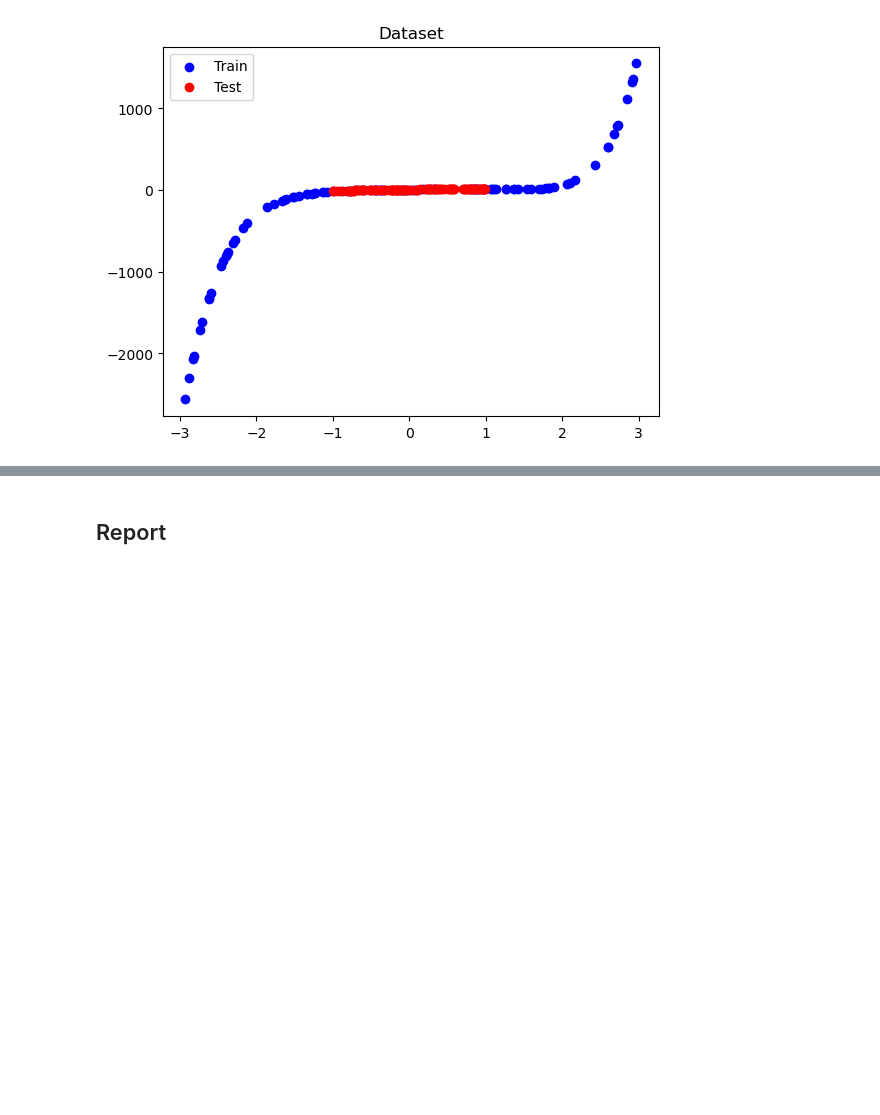
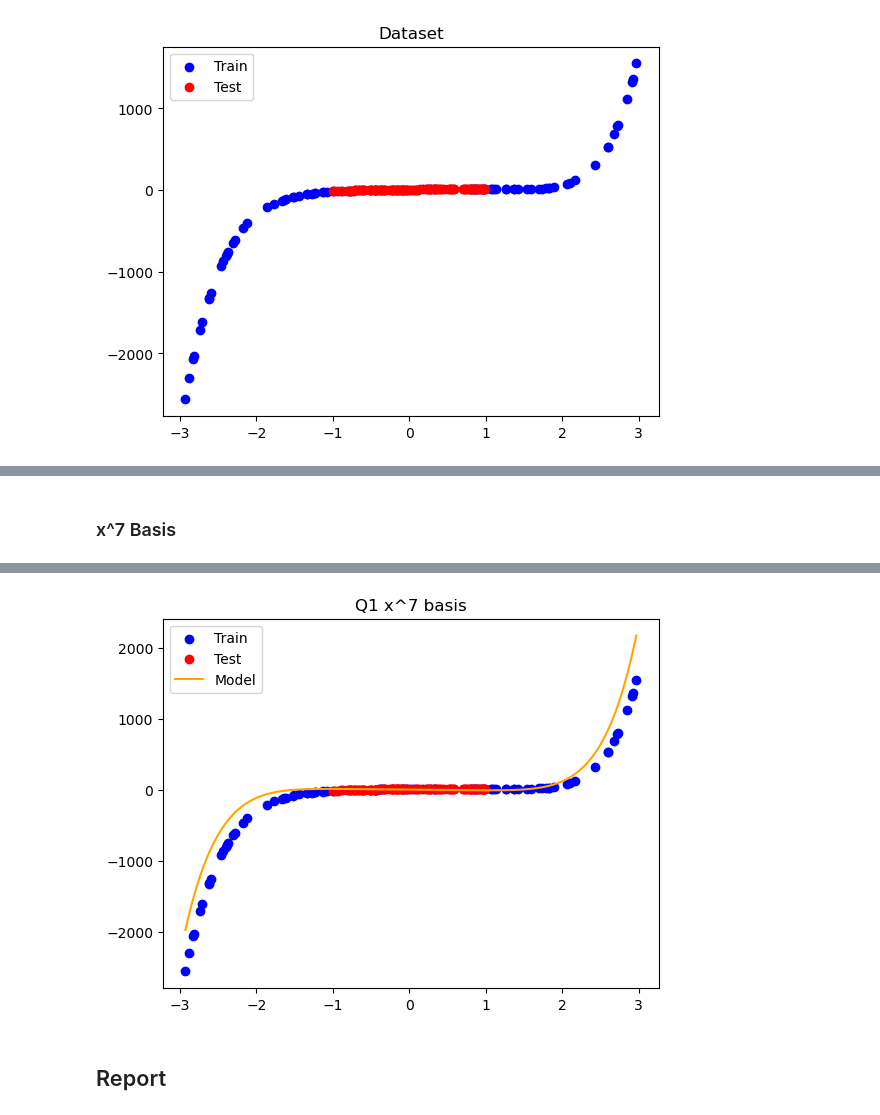
Before and after one commit to bmb0136/COMP-5630, a Jupyter notebook: a1/assignment1.ipynb, the cells around one changed output, grey strips where cells are left out. Cells and saved outputs as stored; diff of their text form; code cells hidden in the pictures; blank space fills up the shorter version.

```diff
--- a/a1/assignment1.ipynb
+++ b/a1/assignment1.ipynb
@@ -119,0 +126,24 @@ Visualization:
+# %% [markdown]
+### x^7 Basis
+# %%
+basis = [lambda x: x ** 7]
+theta = linear_regression(x_train, y_train, 1e-7, 1_000_000, basis)
+print("-"*100)
+print(f"Theta = {theta}")
+model = lambda x: sum(t * b(x) for t, b in zip(theta, [lambda x: x] + basis))
+print(f"Total loss (train): {sum((y - model(x)) ** 2 for x, y in zip(x_test, y_test))}")
+print(f"Total loss (test): {sum((y - model(x)) ** 2 for x, y in zip(x_train, y_train))}")
+
+space = np.linspace(min(list(x_train) + list(x_test)), max(list(x_train) + list(x_test)), 1000)
+prediction = model(space)
+
+print("Visualization:")
+plt.title("Q1 x^7 basis")
+plt.scatter(x_train, y_train, color="blue")
+plt.scatter(x_test, y_test, color="red")
+plt.plot(space, prediction, color="orange")
+plt.legend(["Train", "Test", "Model"])
+plt.show()
+
+del basis, theta, model, space, prediction
+# %% [output]
@@ -120,2 +165,3 @@ Visualization:
+[figure, added]
 # %% [markdown]
 ## Report
```
Also changed, not shown: parts of 14 cells of this notebook.
